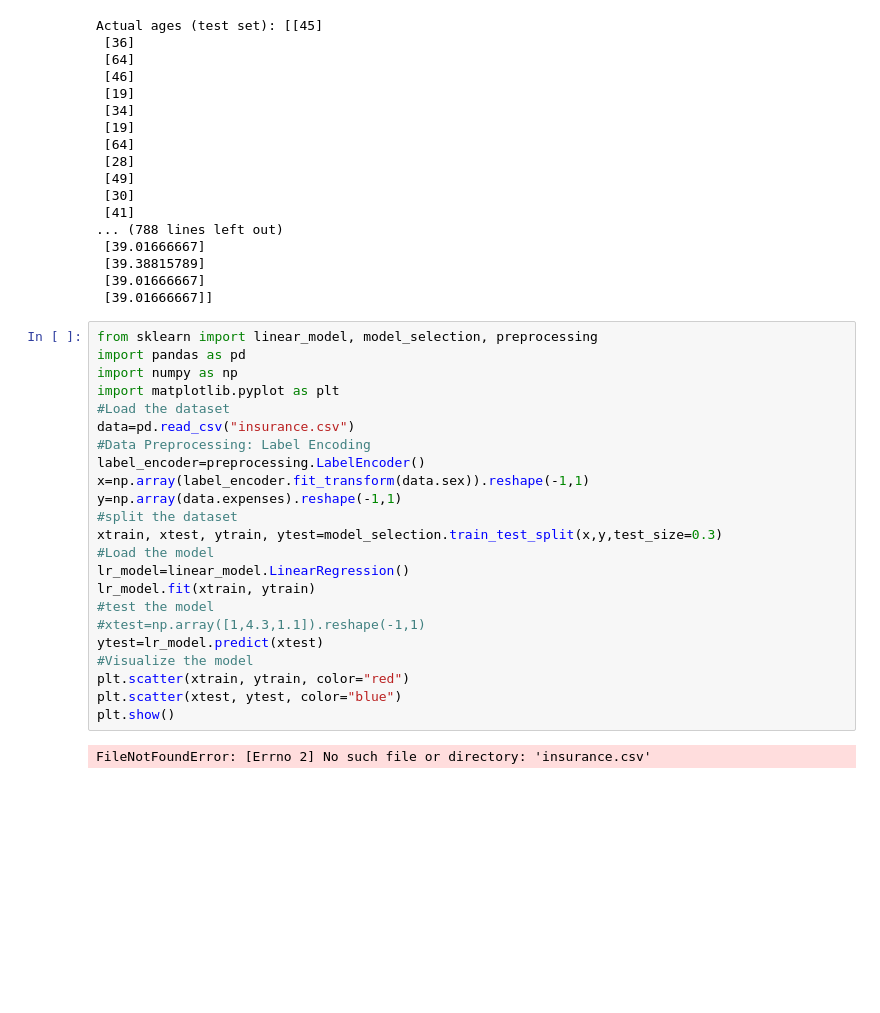
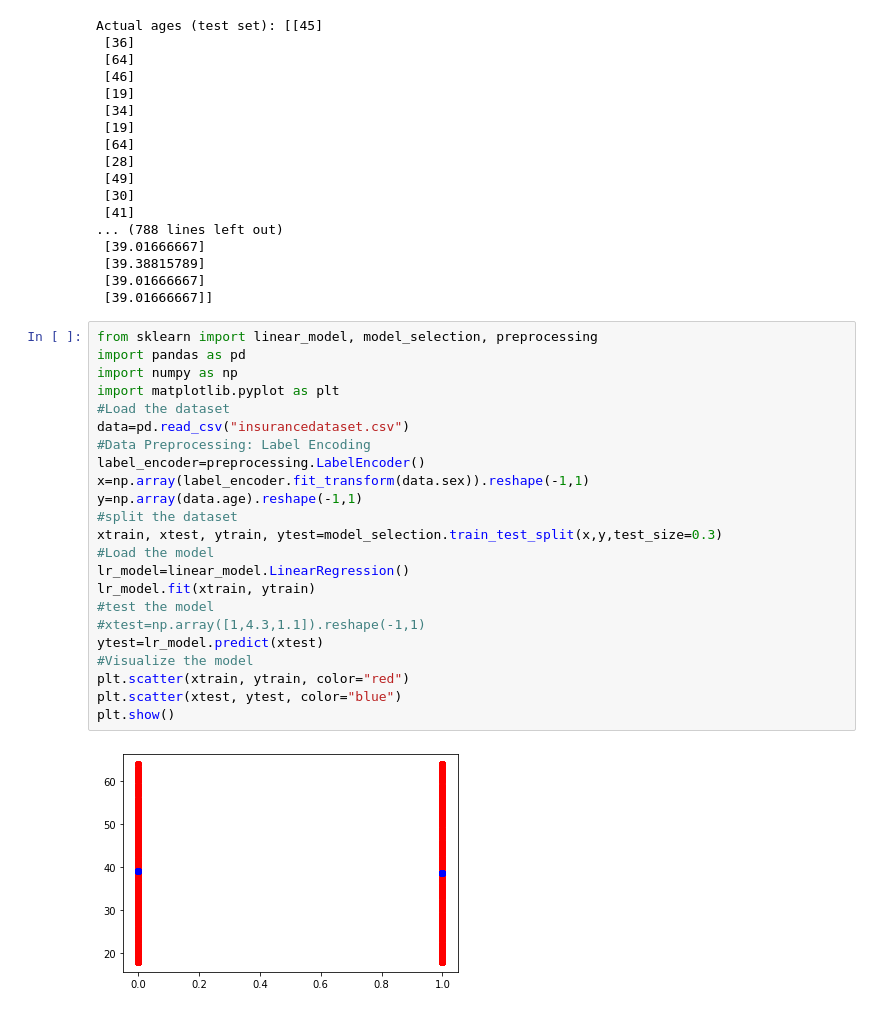
Before and after one commit to dhaval-sojitra/Machine-Learning, a Jupyter notebook: Regression.ipynb, the cells around one changed output. Cells and saved outputs as stored; diff of their text form; blank space fills up the shorter version.

```diff
--- a/Regression.ipynb
+++ b/Regression.ipynb
@@ -119,25 +119,25 @@ Actual ages (test set): [[45]
 # %%
 from sklearn import linear_model, model_selection, preprocessing
 import pandas as pd
 import numpy as np
 import matplotlib.pyplot as plt
 #Load the dataset
-data=pd.read_csv("insurance.csv")
+data=pd.read_csv("insurancedataset.csv")
 #Data Preprocessing: Label Encoding
 label_encoder=preprocessing.LabelEncoder()
 x=np.array(label_encoder.fit_transform(data.sex)).reshape(-1,1)
-y=np.array(data.expenses).reshape(-1,1)
+y=np.array(data.age).reshape(-1,1)
 #split the dataset
 xtrain, xtest, ytrain, ytest=model_selection.train_test_split(x,y,test_size=0.3)
 #Load the model
 lr_model=linear_model.LinearRegression()
 lr_model.fit(xtrain, ytrain)
 #test the model
 #xtest=np.array([1,4.3,1.1]).reshape(-1,1)
 ytest=lr_model.predict(xtest)
 #Visualize the model
 plt.scatter(xtrain, ytrain, color="red")
 plt.scatter(xtest, ytest, color="blue")
 plt.show()
 # %% [output]
-FileNotFoundError: [Errno 2] No such file or directory: 'insurance.csv'
+[figure, added]
```
Also changed, not shown: parts of 1 cell of this notebook, 1 other file.
